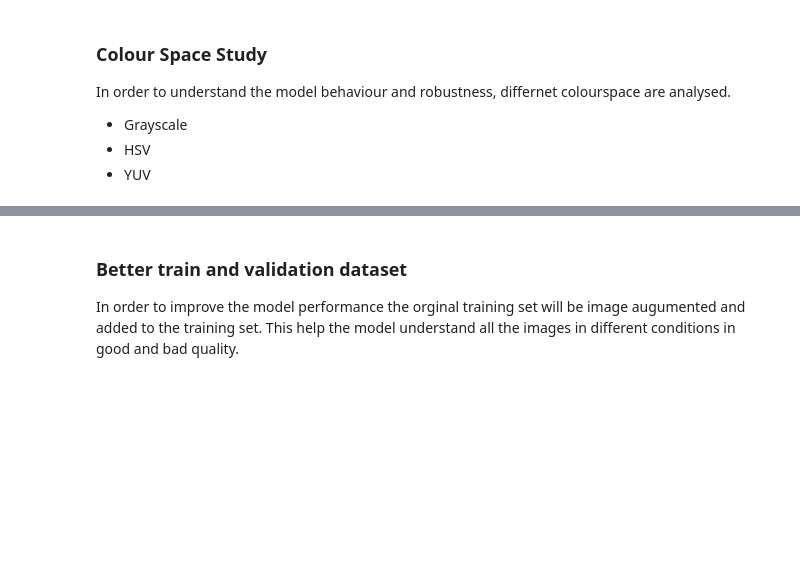
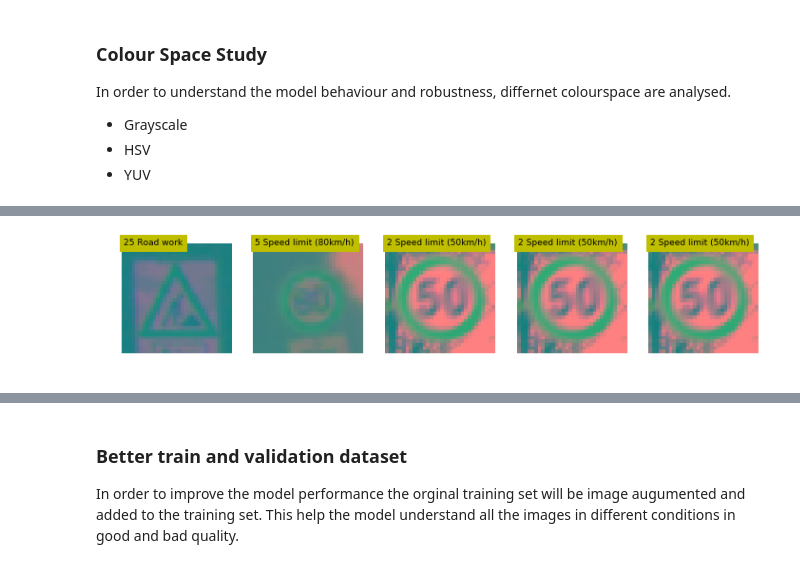
Before and after one commit to srikanth-narayanan/Traffic-Sign-Classifier, a Jupyter notebook: Traffic_Sign_Classifier.ipynb, the cells around one changed output, grey strips where cells are left out. Saved outputs shown, nothing was run; the diff lists cells and outputs as text; code cells hidden in the pictures; blank space fills up the shorter version.

```diff
--- a/Traffic_Sign_Classifier.ipynb
+++ b/Traffic_Sign_Classifier.ipynb
@@ -601,31 +659,33 @@ X_valid_new = []
 for i in tqdm(range(np.shape(X_train)[0])):
     X_train_new.append(YUV(X_train[i]))
 
 for i in tqdm(range(np.shape(X_valid)[0])):
     X_valid_new.append(YUV(X_valid[i]))
 
 X_train_new = np.array(X_train_new)
 X_valid_new = np.array(X_valid_new)
 
 # Plot some new rotated image
 # Get random set of traffic sign to visualise them
 dataset, label = getrandomset(X_train_new, y_train, 5)
 # generate label dictionary to identify the traffic signs
 label_dict = readLabel(signcsvname)
 # Plot traffic signs
 plotrandom(dataset, label, label_dict)
 
 # Re Run Network to see the Performance
 # Create an Object of the LeNet5
-lenet5obj_YUV = lenet5.neuralLeNet(X_train_new, y_train, X_valid_new, y_valid, X_test, y_test)
+lenet5obj_YUV = lenet5.neuralLeNet(X_train_new, y_train, X_valid_new, y_valid)
 
 # Setup Process
 lenet5obj_YUV.process_setup(EPOCHS=10, BATCH_SIZE=128, mu=0, sigma=0.1,
                         inputshape=(5, 5, 3, 6), x_shape=(None, 32, 32, 3),
                         y_shape=(None), onehot_class=43, outputclass=43)
 
 # Setup training
 lenet5obj_YUV.setup_train_pipe(learning_rate=0.001)
 
 # Sstart training
 lenet5obj_YUV.train()
+# %% [output]
+[figure, added]
```
Also changed, not shown: parts of 26 cells of this notebook, 19 other files.
